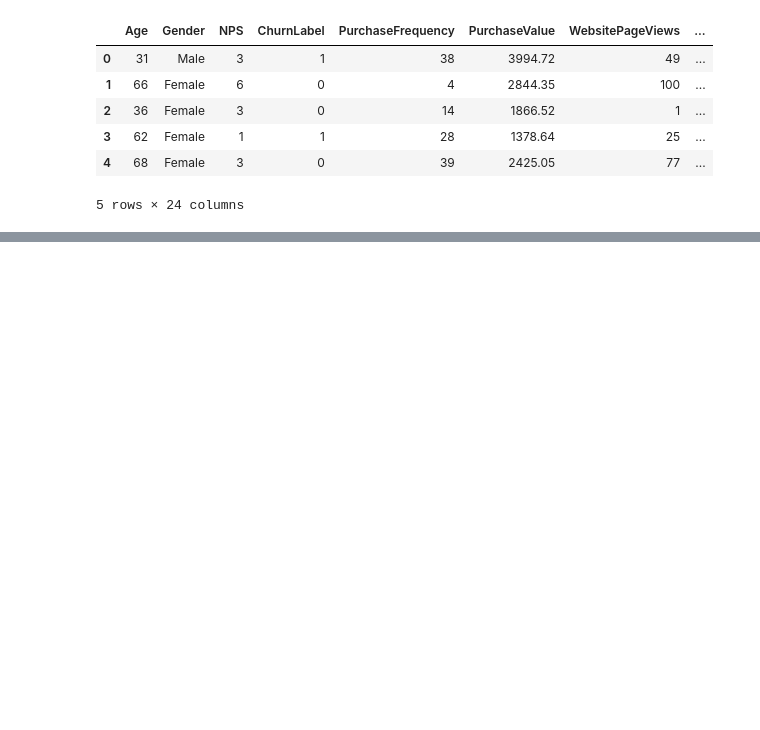
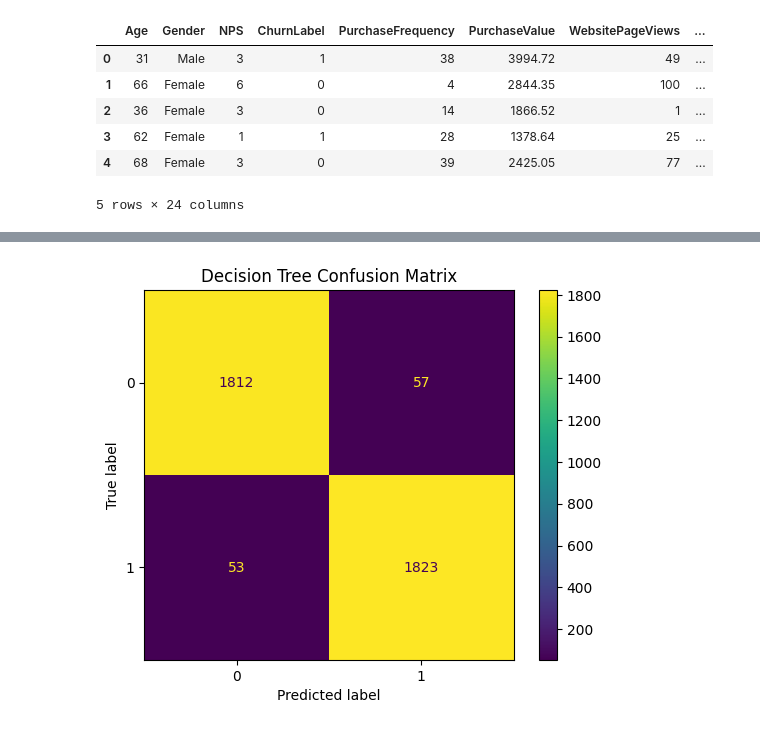
Before and after one commit to zeerau/data-science-practice, a Jupyter notebook: amdari/customer_churn.ipynb, the cells around one changed output, grey strips where cells are left out. Drawn from its saved outputs; the diff is of its cells as text; code cells hidden in the pictures; blank space fills up the shorter version.

```diff
--- a/amdari/customer_churn.ipynb
+++ b/amdari/customer_churn.ipynb
@@ -330,0 +453,7 @@ df.head()
+# %%
+dt_display = ConfusionMatrixDisplay(confusion_matrix=dt_confusion_matrix,display_labels=dt.classes_)
+dt_display.plot()
+plt.title('Decision Tree Confusion Matrix')
+plt.show()
+# %% [output]
+[figure, added]
```
Also changed, not shown: parts of 15 cells of this notebook.
